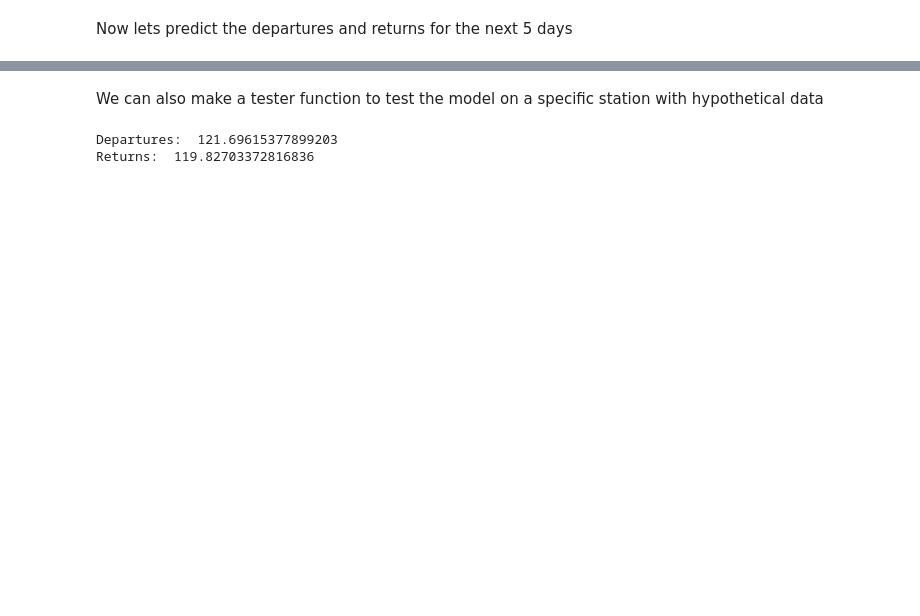
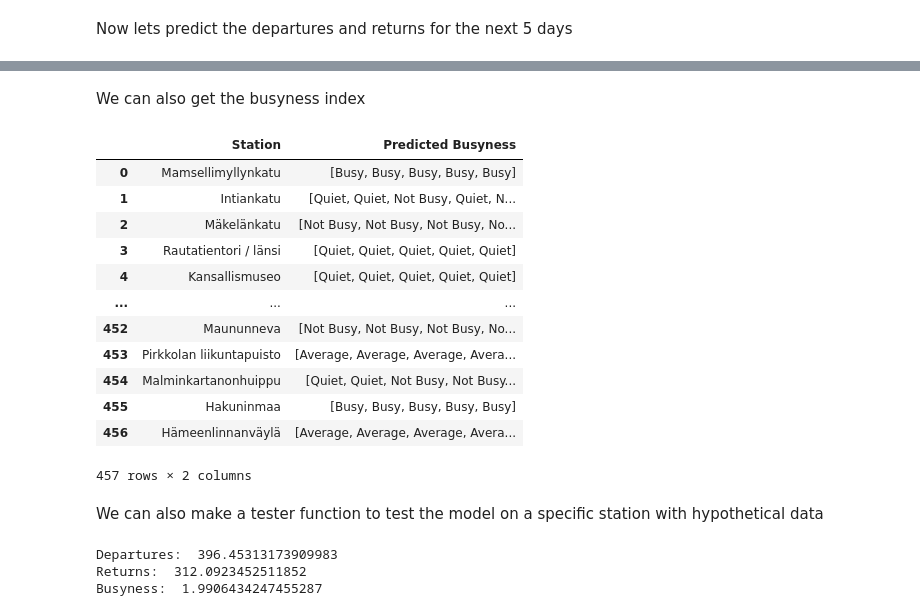
Before and after one commit to JesseHantula/data_science_project, a Jupyter notebook: src/visualizations.ipynb, the cells around one changed output, grey strips where cells are left out. Cells and saved outputs as stored; diff of their text form; code cells hidden in the pictures; blank space fills up the shorter version.

```diff
--- a/src/visualizations.ipynb
+++ b/src/visualizations.ipynb
@@ -74,11 +74,32 @@ display(predictions)
 457 rows × 2 columns
+# %% [markdown]
+We can also get the busyness index
+# %%
+predictions = get_predictions_as_words(models_path='../data/models.pkl', avgs_path='../data/last_3_year_averages.csv')
+
+display(predictions)
+# %% [output]
+|  | Station | Predicted Busyness |
+| 0 | Mamsellimyllynkatu | [Busy, Busy, Busy, Busy, Busy] |
+| 1 | Intiankatu | [Quiet, Quiet, Not Busy, Quiet, N... |
+| 2 | Mäkelänkatu | [Not Busy, Not Busy, Not Busy, No... |
+| 3 | Rautatientori / länsi | [Quiet, Quiet, Quiet, Quiet, Quiet] |
+| 4 | Kansallismuseo | [Quiet, Quiet, Quiet, Quiet, Quiet] |
+| ... | ... | ... |
+| 452 | Maununneva | [Not Busy, Not Busy, Not Busy, No... |
+| 453 | Pirkkolan liikuntapuisto | [Average, Average, Average, Avera... |
+| 454 | Malminkartanonhuippu | [Quiet, Quiet, Not Busy, Not Busy... |
+| 455 | Hakuninmaa | [Busy, Busy, Busy, Busy, Busy] |
+| 456 | Hämeenlinnanväylä | [Average, Average, Average, Avera... |
+457 rows × 2 columns
 # %% [markdown]
 We can also make a tester function to test the model on a specific station with hypothetical data
 # %%
-def test_predict(station, year, month, day, precipitation, airtemp, maxtemp, mintemp, weekend):
+def test_predict(station, year, month, day, precipitation, airtemp, maxtemp, mintemp, weekend, last3yearavgdep, last3yearavgret):
     data = {'Year': [year], 'Month': [month], 'Day': [day], 'Precipitation amount (mm)': [precipitation],
             'Air temperature (degC)': [airtemp], 'Maximum temperature (degC)': [maxtemp],
-            'Minimum temperature (degC)': [mintemp], 'Weekend': [weekend]}
+            'Minimum temperature (degC)': [mintemp], 'Weekend': [weekend], 'Last 3 Year Avg Departures': last3yearavgdep,
+            'Last 3 Year Avg Returns': last3yearavgret}
     df = pd.DataFrame(data)
 
     with open('../data/models.pkl', 'rb') as f:
@@ -88,11 +109,15 @@ def test_predict(station, year, month, day, precipitation, airtemp, maxtemp, min
 
 
 
-dep, ret = test_predict(station='Rautatientori / länsi', year=7, month=6, day=20, precipitation=0,
-             airtemp=26, maxtemp=30, mintemp=22, weekend=1)
+dep, ret = test_predict(station='Rautatientori / länsi', year=7, month=7, day=3, precipitation=0,
+             airtemp=26, maxtemp=80, mintemp=23, weekend=1, last3yearavgdep=219, last3yearavgret=222)
 
 print("Departures: ", dep)
 print("Returns: ", ret)
+
+busyness = ((dep / 219 + ret / 222) / 2) + ((dep - ret) / ((219 + 222) / 2))
+print("Busyness: ", busyness)
 # %% [output]
-Departures:  121.69615377899203
-Returns:  119.82703372816836
+Departures:  396.45313173909983
+Returns:  312.0923452511852
+Busyness:  1.9906434247455287
```
Also changed, not shown: parts of 3 cells of this notebook, 4 other files.
